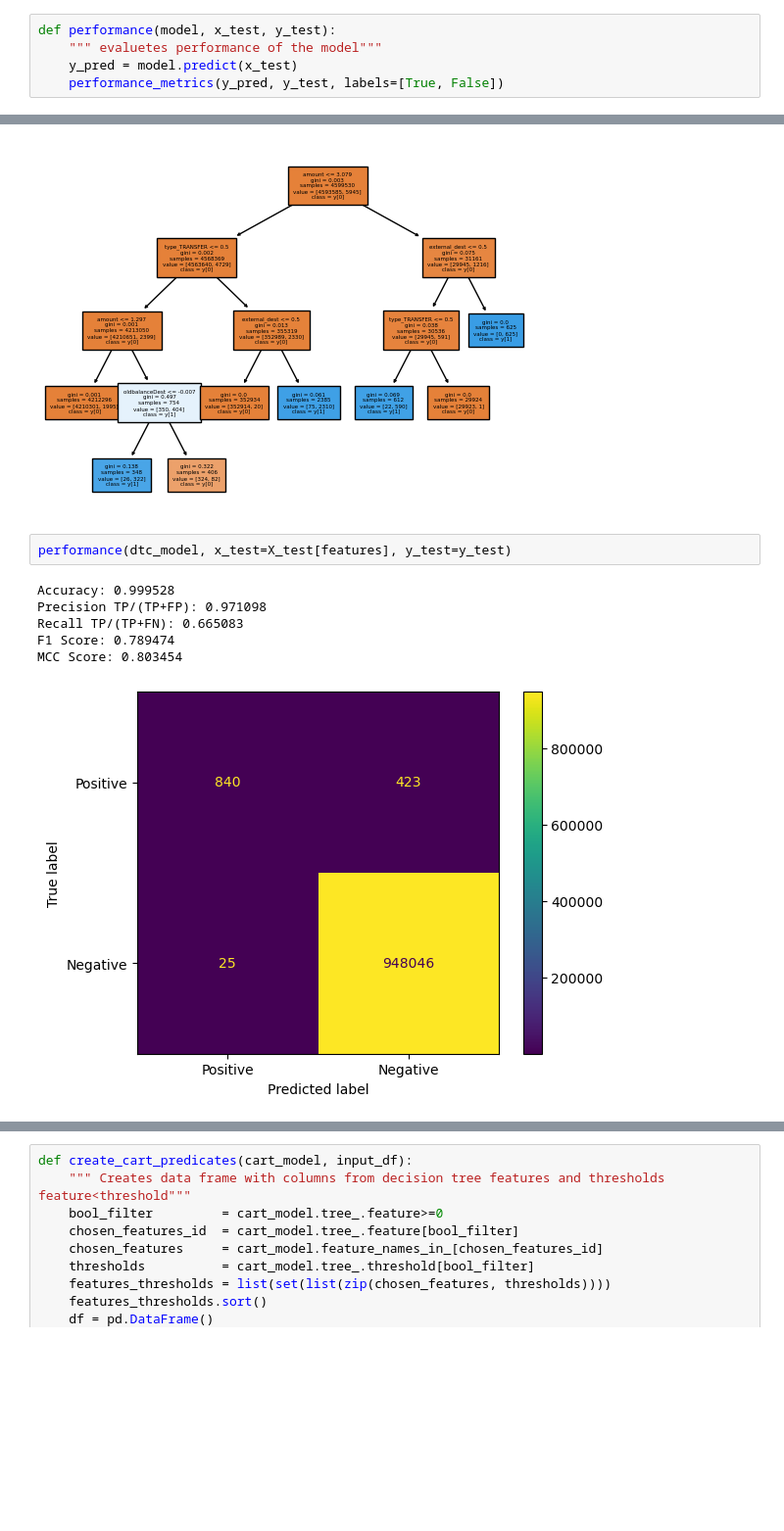
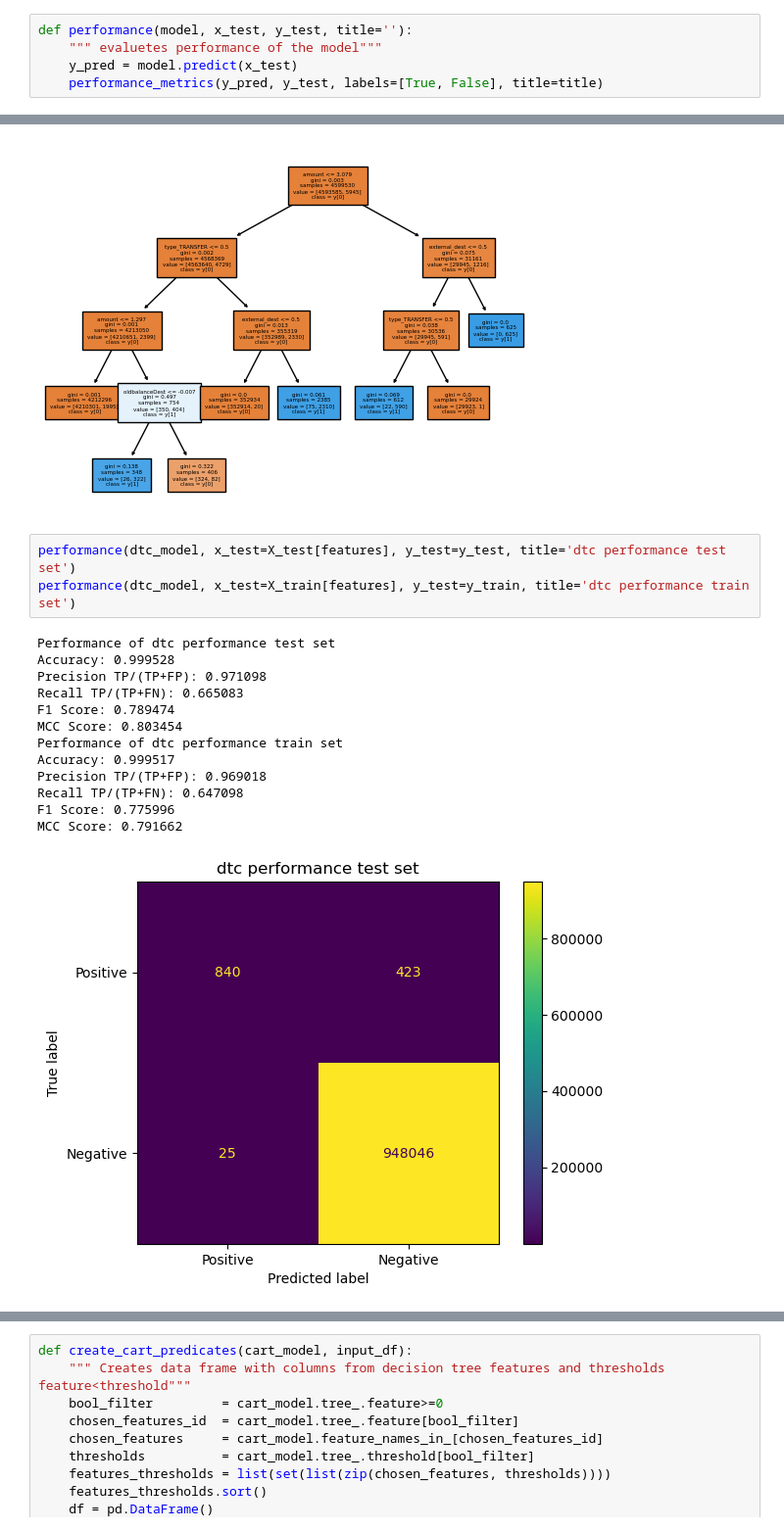
Before and after one commit to wolfbrr/ThesisDS, a Jupyter notebook: CART.ipynb, the cells around one changed output, grey strips where cells are left out. Shown at 98% size. Drawn from its saved outputs; the diff is of its cells as text; blank space fills up the shorter version.

Commit message:
adding tittle to performance, generating yml file for snelius

```diff
--- a/CART.ipynb
+++ b/CART.ipynb
@@ -184,10 +184,10 @@ df_val = preprocessor.transform(df_val_)
 # %% [markdown]
 #### performance
 # %%
-def performance(model, x_test, y_test):
+def performance(model, x_test, y_test, title=''):
     """ evaluetes performance of the model"""
     y_pred = model.predict(x_test)
-    performance_metrics(y_pred, y_test, labels=[True, False])
+    performance_metrics(y_pred, y_test, labels=[True, False], title=title)
 # %% [markdown]
 ## Decision Tree
 # %%
@@ -254,11 +240,19 @@ plot_tree(dtc_model, feature_names=dtc_model.feature_names_in_, filled=True, fon
  Text(0.9230769230769231, 0.5, 'gini = 0.0\nsamples = 625\nvalue = [0, 625]\nclass = y[1]')]
 [figure]
 # %%
-performance(dtc_model, x_test=X_test[features], y_test=y_test)
+performance(dtc_model, x_test=X_test[features], y_test=y_test, title='dtc performance test set')
+performance(dtc_model, x_test=X_train[features], y_test=y_train, title='dtc performance train set')
 # %% [output]
+Performance of dtc performance test set
 Accuracy: 0.999528
 Precision TP/(TP+FP): 0.971098
 Recall TP/(TP+FN): 0.665083
 F1 Score: 0.789474
 MCC Score: 0.803454
+Performance of dtc performance train set
+Accuracy: 0.999517
+Precision TP/(TP+FP): 0.969018
+Recall TP/(TP+FN): 0.647098
+F1 Score: 0.775996
+MCC Score: 0.791662
-[figure, old version]
+[figure, new version]
```
Also changed, not shown: parts of 8 cells of this notebook, 8 other files.
